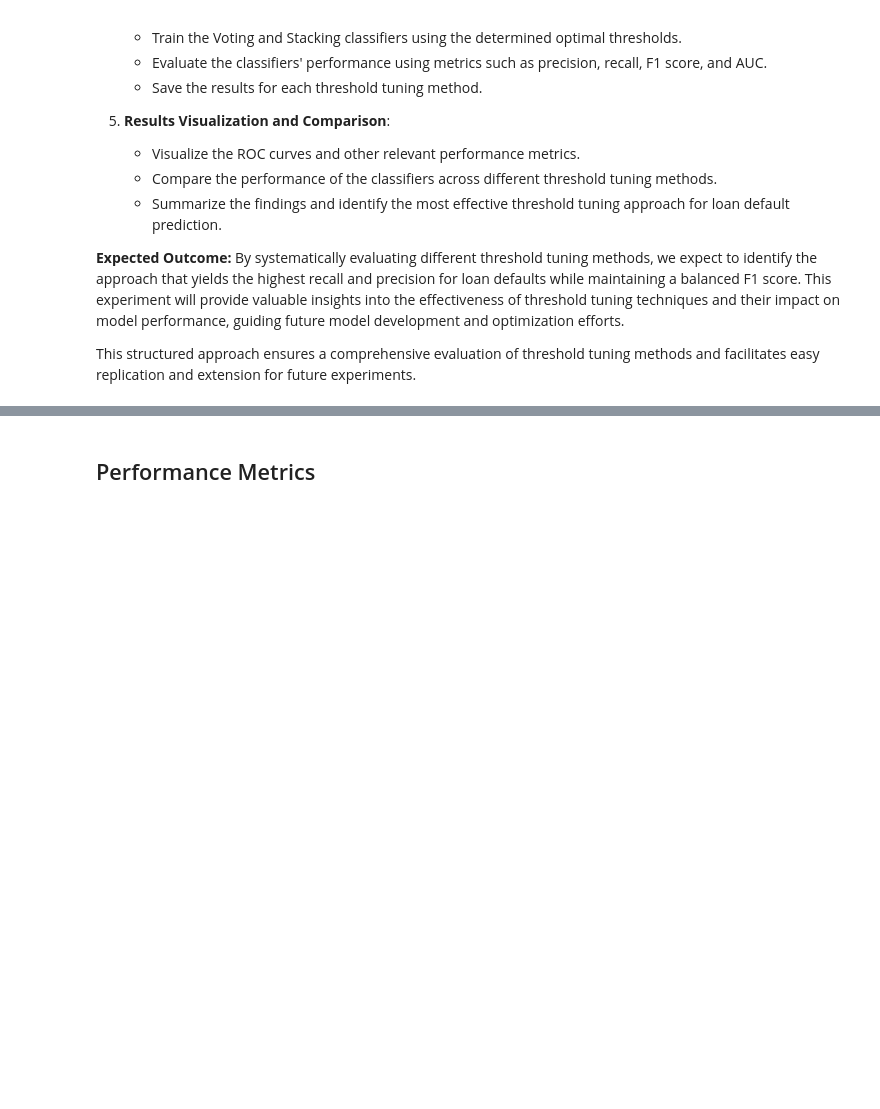
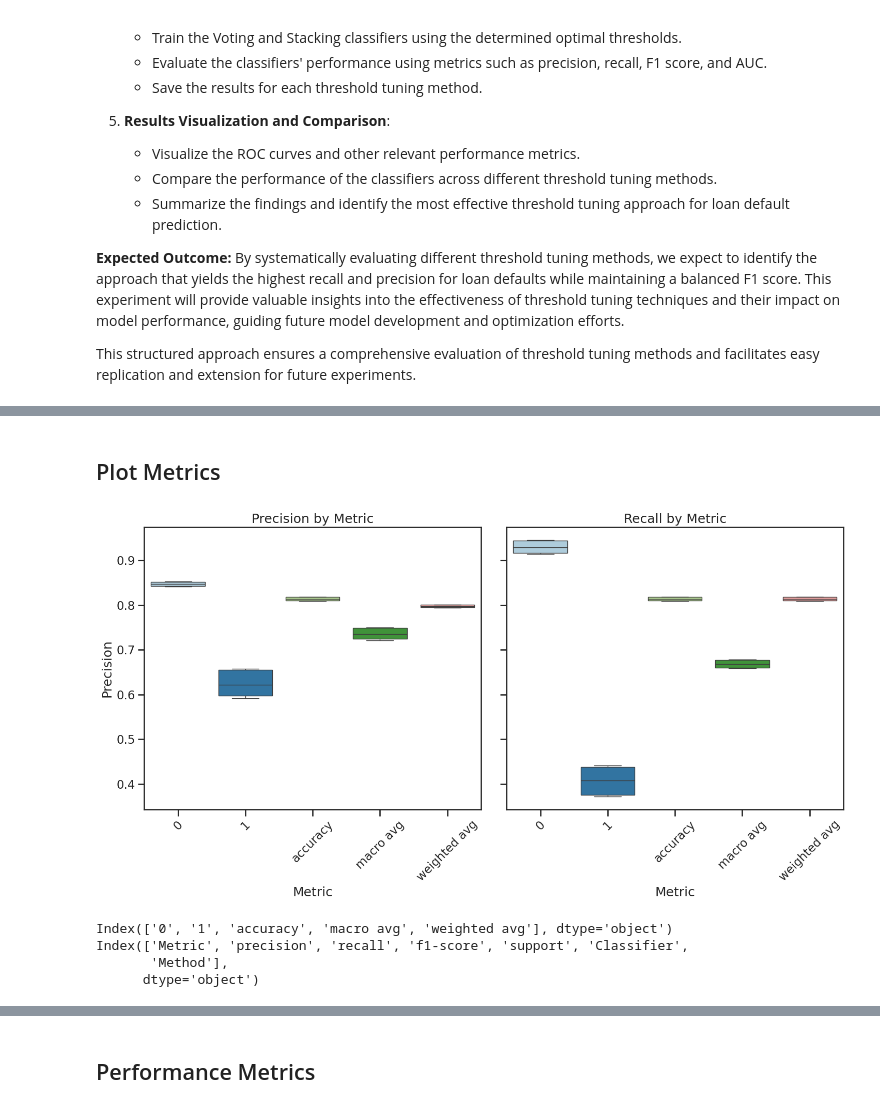
Before and after one commit to micah-shull/Machine_Learning_Pipelines, a Jupyter notebook: pipelines_16_ensemble_048_optimal_thresholds_master.ipynb, the cells around one changed output, grey strips where cells are left out. Drawn from its saved outputs; the diff is of its cells as text; code cells hidden in the pictures; blank space fills up the shorter version.

Commit message:
Combine performance metrics for classifiers and compare

```diff
--- a/pipelines_16_ensemble_048_optimal_thresholds_master.ipynb
+++ b/pipelines_16_ensemble_048_optimal_thresholds_master.ipynb
@@ -444,0 +244,45 @@ weighted avg       0.80      0.82      0.80      6000
+# %% [markdown]
+## Plot Metrics
+# %%
+import seaborn as sns
+import matplotlib.pyplot as plt
+
+# Set the style and context for the plots
+sns.set_style("ticks")
+sns.set_context("talk")
+
+# Create subplots for precision and recall side by side
+fig, axes = plt.subplots(1, 2, figsize=(15, 8), sharey=True)
+
+# Create a box plot for precision
+sns.boxplot(x='Metric', y='precision', hue='Metric', palette='Paired', data=combined_df, ax=axes[0])
+axes[0].set_title('Precision by Metric')
+axes[0].set_xlabel('Metric')
+axes[0].set_ylabel('Precision')
+# axes[0].legend(title='Metric', bbox_to_anchor=(1.05, 1), loc='upper left')
+axes[0].tick_params(axis='x', rotation=45)
+
+# Create a box plot for recall
+sns.boxplot(x='Metric', y='recall', hue='Metric', palette='Paired', data=combined_df, ax=axes[1])
+axes[1].set_title('Recall by Metric')
+axes[1].set_xlabel('Metric')
+axes[1].set_ylabel('Recall')
+# axes[1].legend(title='Metric', bbox_to_anchor=(1.05, 1), loc='upper left')
+axes[1].tick_params(axis='x', rotation=45)
+
+# Adjust layout
+plt.tight_layout()
+plt.show()
+# %% [output]
+[figure, added]
+# %%
+print(combined_df['Metric'].cat.categories)
+print(combined_df.columns)
+
+# data = combined_df[combined_df['Metric'].isin(['0', '1'])]
+# sns.boxplot(x='Metric', y='precision', hue='Metric', data=combined_df)
+# %% [output]
+Index(['0', '1', 'accuracy', 'macro avg', 'weighted avg'], dtype='object')
+Index(['Metric', 'precision', 'recall', 'f1-score', 'support', 'Classifier',
+       'Method'],
+      dtype='object')
```
Also changed, not shown: parts of 17 cells of this notebook.
